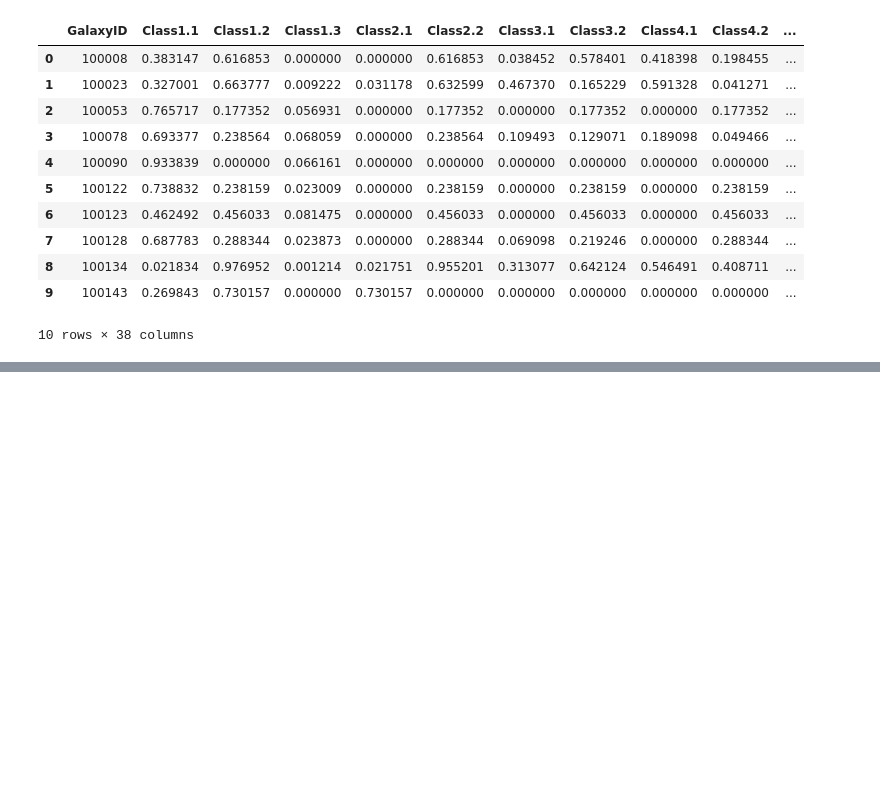
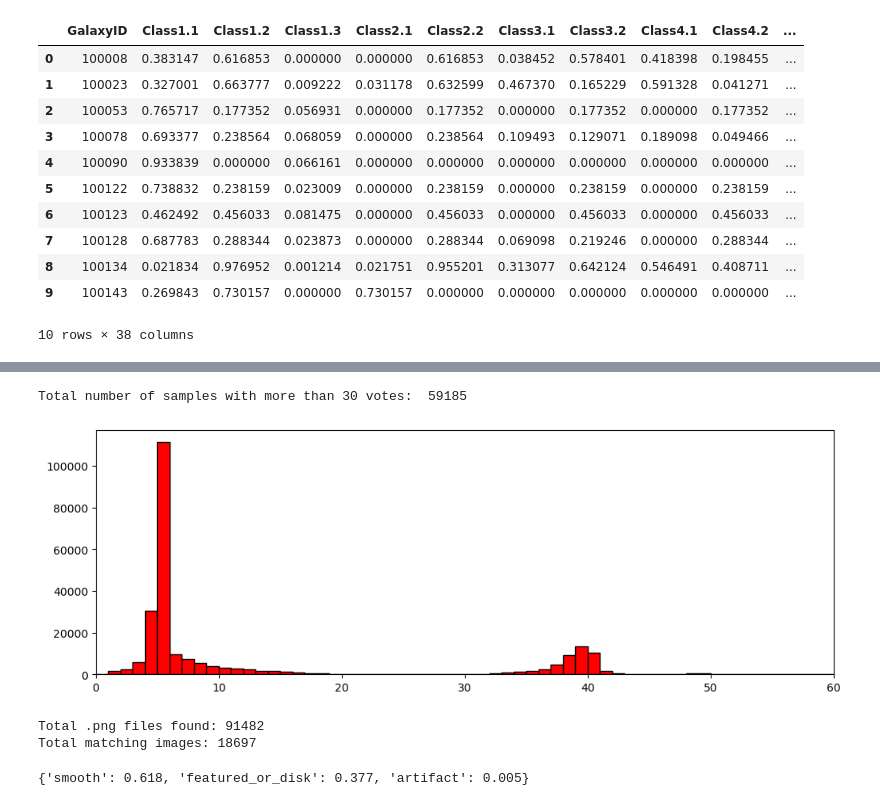
Before and after one commit to ChamillaTerp/AML2025_FinalProject, a Jupyter notebook: Mark/Mark.ipynb, the cells around one changed output, grey strips where cells are left out. Saved outputs shown, nothing was run; the diff lists cells and outputs as text; code cells hidden in the pictures; blank space fills up the shorter version.

Commit message:
Organising GZ5 data and labels

```diff
--- a/Mark/Mark.ipynb
+++ b/Mark/Mark.ipynb
@@ -126,0 +131,5 @@ training_solutions.head(10)
+# %%
+gz5_path = 'C:/Users/mbeye/Downloads/gz_decals_volunteers_5.csv'
+gz5_data = pd.read_csv(gz5_path)
+gz5_data.columns = gz5_data.columns.str.replace('-', '_').str.replace(' ', '_')
+print(gz5_data.head(3).T.to_string())
@@ -126,0 +154,38 @@ training_solutions.head(10)
+# %%
+print("Total number of samples with more than 30 votes: ", len(gz5_data[gz5_data['smooth_or_featured_total_votes'] > 30]))
+plt.figure(figsize=(12, 4))
+plt.hist(gz5_data['smooth_or_featured_total_votes'], bins=60, range=(0, 60), edgecolor='k', color='r')
+plt.xlim(0, 60)
+plt.show()
+# %% [output]
+Total number of samples with more than 30 votes:  59185
+[figure, added]
+# %%
+import os
+
+data_folder_path = 'C:/Users/mbeye/Downloads/gz_decals_dr5_png_part1'
+
+image_filenames = []
+image_filepaths = []
+
+n_files_found = 0
+
+gz5_dict = {}
+for row in gz5_data.itertuples(index=False):
+    if row.iauname and row.smooth_or_featured_total_votes > 30 and not row.wrong_size_warning:
+        gz5_dict[row.iauname] = row
+
+for root, dirs, files in os.walk(data_folder_path):
+    for file in files:
+        n_files_found += 1
+        if file.lower().endswith('.png'):
+            base_name = os.path.splitext(file)[0]
+            if base_name in gz5_dict:
+                image_filenames.append(base_name)
+                image_filepaths.append(os.path.join(root, file))
+
+print("Total .png files found:", n_files_found)
+print("Total matching images:", len(image_filenames))
+# %% [output]
+Total .png files found: 91482
+Total matching images: 18697
@@ -126,0 +194,27 @@ training_solutions.head(10)
+# %%
+import pandas as pd
+import numpy as np
+
+# Assuming df is your DataFrame
+cols = [
+    'smooth_or_featured_smooth_fraction',
+    'smooth_or_featured_featured_or_disk_fraction',
+    'smooth_or_featured_artifact_fraction'
+]
+
+# # Drop rows with all NaNs in those columns
+valid_df = gz5_data_reduced[cols]
+
+# Get index of the max value per row
+argmax = np.argmax(valid_df.values, axis=1)
+
+# Count how many times each index (0=smooth, 1=feature/disk, 2=artifact) appears
+counts = pd.Series(argmax).value_counts(normalize=True).sort_index()
+
+# Display percentages
+labels = ['smooth', 'featured_or_disk', 'artifact']
+percentages = {labels[i]: round(counts.get(i, 0), 3) for i in range(3)}
+
+print(percentages)
+# %% [output]
+{'smooth': 0.618, 'featured_or_disk': 0.377, 'artifact': 0.005}
```
Also changed, not shown: parts of 22 cells of this notebook.
